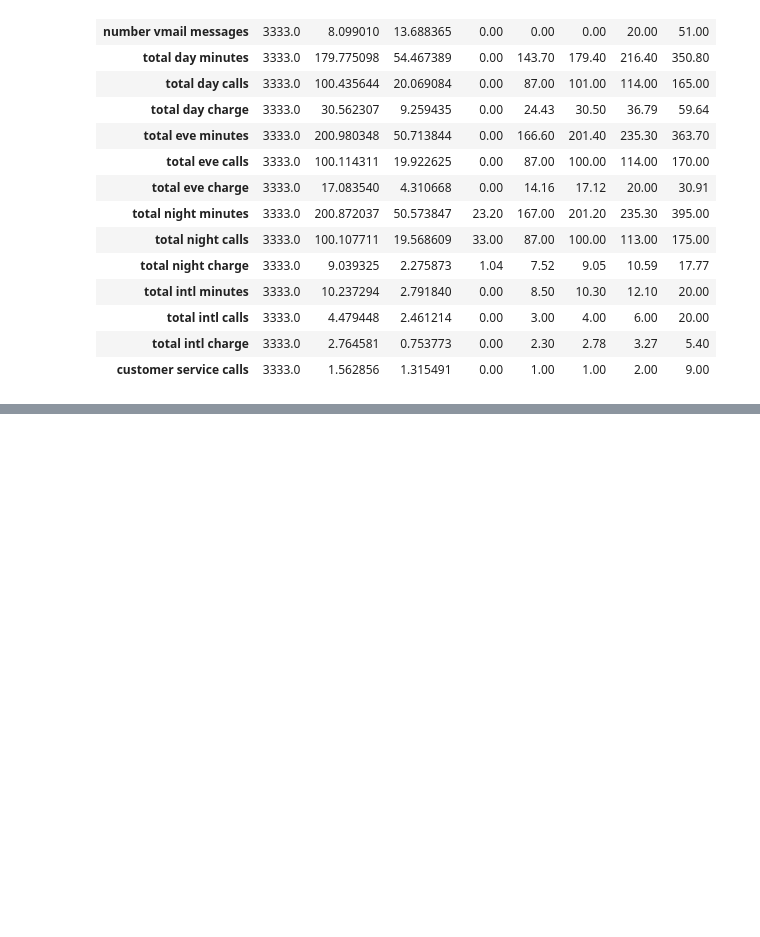
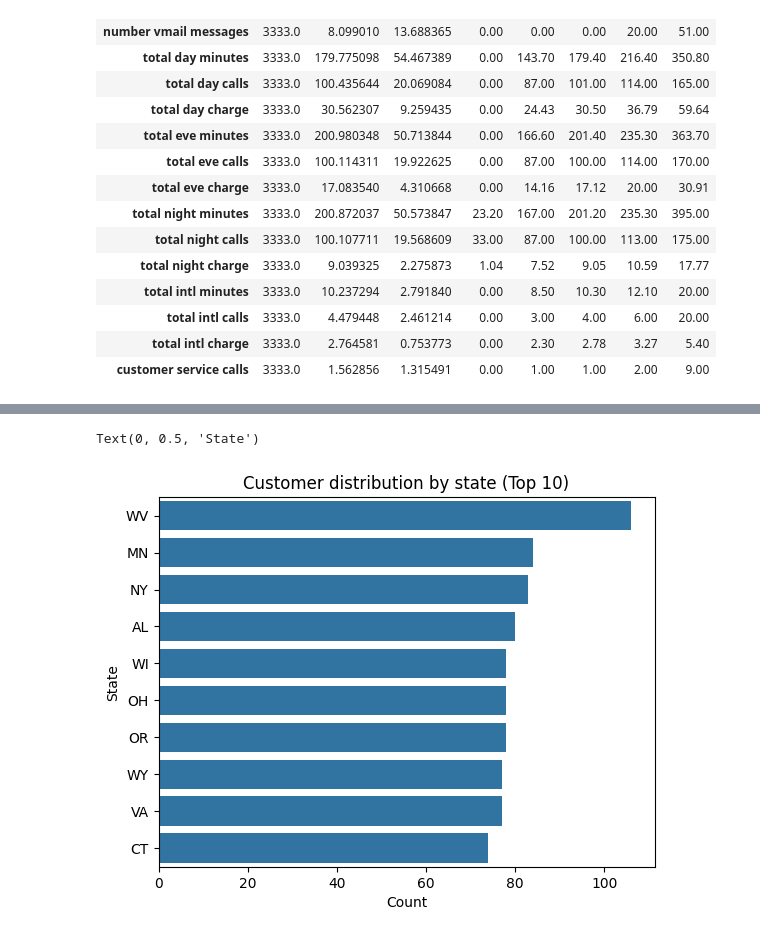
Before and after one commit to cynthiajepkogei/project-phase-3, a Jupyter notebook: notebook.ipynb, the cells around one changed output, grey strips where cells are left out. Drawn from its saved outputs; the diff is of its cells as text; code cells hidden in the pictures; blank space fills up the shorter version.

```diff
--- a/notebook.ipynb
+++ b/notebook.ipynb
@@ -138,0 +176,17 @@ df.describe().T
+# %%
+# Set the figure size
+plt.figure()
+
+# Get the counts of the 'state' column and select the first 10
+top_10_states = df['state'].value_counts().index[:10]
+
+# Create the countplot for only the first 10 states
+sns.countplot(y='state', data=df, order=top_10_states)
+
+# Set the title and labels
+plt.title('Customer distribution by state (Top 10)')
+plt.xlabel('Count')
+plt.ylabel('State')
+# %% [output]
+Text(0, 0.5, 'State')
+[figure, added]
```
Also changed, not shown: parts of 20 cells of this notebook.
